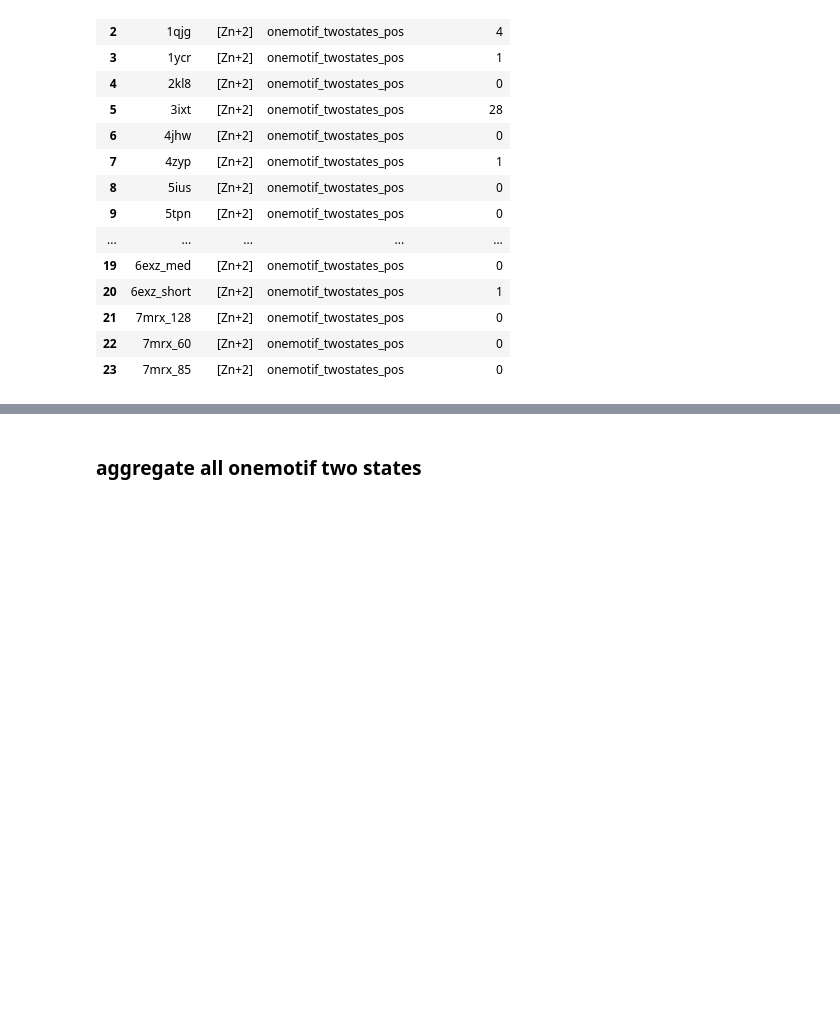
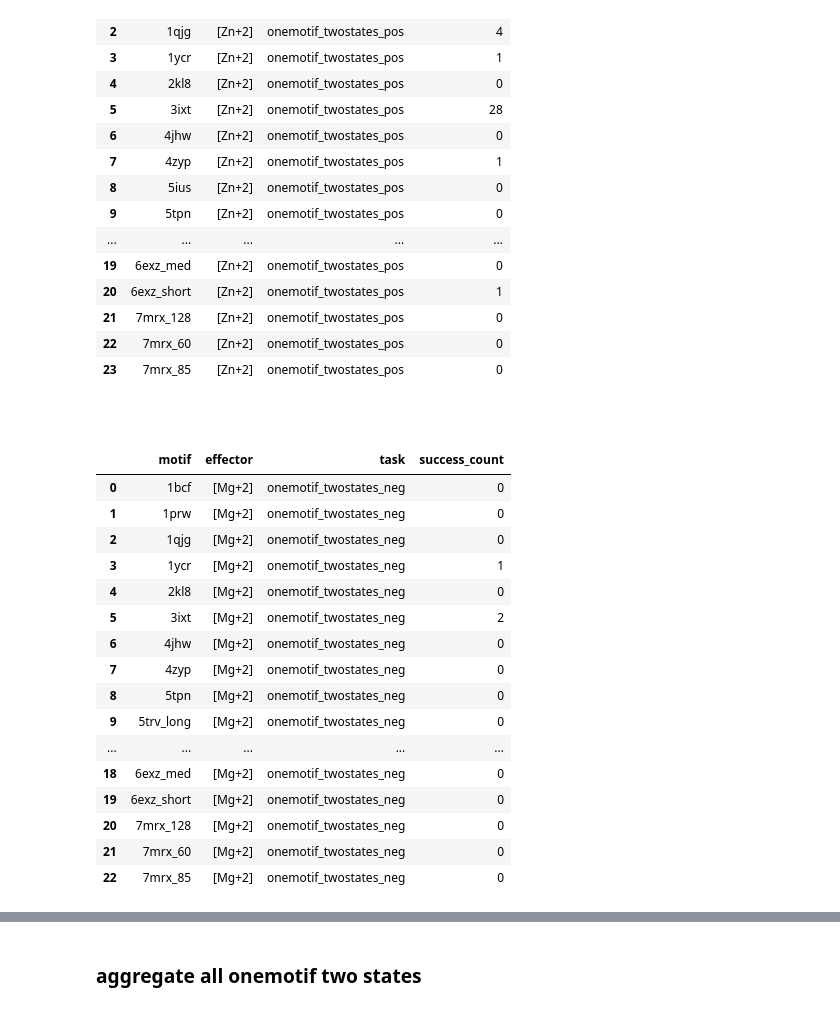
Before and after one commit to aparsanMIT/MotifCraft-AA, a Jupyter notebook: eval.ipynb, the cells around one changed output, grey strips where cells are left out. Drawn from its saved outputs; the diff is of its cells as text; code cells hidden in the pictures; blank space fills up the shorter version.

```diff
--- a/eval.ipynb
+++ b/eval.ipynb
@@ -14,7 +14,7 @@ from plotly.subplots import make_subplots
 # out_dir = f"./out/onemotif_twostates_pos/"
 # out_dir = f"/data/cb/mihirb14/projects/BoltzDesign1/out/test/zinc/onemotif_twostates_pos"
 
-out_dir = f"out/onemotif_twostates_neg_oneligand/"
+out_dir = f"out/onemotif_twostates_neg_OQO/"
 motif = "3ixt"
 motif_pdb = f"/data/cb/mihirb14/projects/BoltzDesign1/motifs/{motif}.pdb"
 motif_out_dir = os.path.join(out_dir,motif)
@@ -380,3 +380,56 @@ df_pos_zn
 | 21 | 7mrx_128 | [Zn+2] | onemotif_twostates_pos | 0 |
 | 22 | 7mrx_60 | [Zn+2] | onemotif_twostates_pos | 0 |
 | 23 | 7mrx_85 | [Zn+2] | onemotif_twostates_pos | 0 |
+# %% [markdown]
+###
+# %%
+successes_neg_mg = []
+out_dir = f"out/onemotif_twostates_neg_mg/"
+
+for motif in sorted(os.listdir(out_dir)):
+    motif_out_dir = os.path.join(out_dir, motif)
+
+    agg_path = os.path.join(motif_out_dir, "_aggresults.csv")
+    full_path = os.path.join(motif_out_dir, "_fullresults.csv")
+
+    if not (os.path.exists(agg_path) and os.path.exists(full_path)):
+        motif_pdb = f"/data/cb/mihirb14/projects/BoltzDesign1/motifs/{motif}.pdb"
+        full, agg = motif_results(motif_out_dir, motif_pdb, motif)
+    else:
+        full = pd.read_csv(full_path)
+        agg = pd.read_csv(agg_path)
+
+    # condition for one motif two states negative allostery
+    n_success = len(
+        agg[(agg["motifRMSD_mean_unbound"] <= 1.0) & (agg["motifRMSD_mean_bound"] > 1.0)  & ((agg["motifRMSD_mean_bound"] - agg["motifRMSD_mean_unbound"]).abs() >= 0.5) ]
+    )
+
+    successes_neg_mg.append({
+        "motif": motif,
+        "effector":"[Mg+2]",
+        "task": "onemotif_twostates_neg",
+        "success_count": n_success
+    })
+
+    # plot_scatter_motifrmsd(agg, motif).show()
+
+df_neg_mg = pd.DataFrame(successes_neg_mg)
+df_neg_mg
+# %% [output]
+|  | motif | effector | task | success_count |
+| 0 | 1bcf | [Mg+2] | onemotif_twostates_neg | 0 |
+| 1 | 1prw | [Mg+2] | onemotif_twostates_neg | 0 |
+| 2 | 1qjg | [Mg+2] | onemotif_twostates_neg | 0 |
+| 3 | 1ycr | [Mg+2] | onemotif_twostates_neg | 1 |
+| 4 | 2kl8 | [Mg+2] | onemotif_twostates_neg | 0 |
+| 5 | 3ixt | [Mg+2] | onemotif_twostates_neg | 2 |
+| 6 | 4jhw | [Mg+2] | onemotif_twostates_neg | 0 |
+| 7 | 4zyp | [Mg+2] | onemotif_twostates_neg | 0 |
+| 8 | 5tpn | [Mg+2] | onemotif_twostates_neg | 0 |
+| 9 | 5trv_long | [Mg+2] | onemotif_twostates_neg | 0 |
+| ... | ... | ... | ... | ... |
+| 18 | 6exz_med | [Mg+2] | onemotif_twostates_neg | 0 |
+| 19 | 6exz_short | [Mg+2] | onemotif_twostates_neg | 0 |
+| 20 | 7mrx_128 | [Mg+2] | onemotif_twostates_neg | 0 |
+| 21 | 7mrx_60 | [Mg+2] | onemotif_twostates_neg | 0 |
+| 22 | 7mrx_85 | [Mg+2] | onemotif_twostates_neg | 0 |
```
Also changed, not shown: parts of 4 cells of this notebook, 3 other files.
